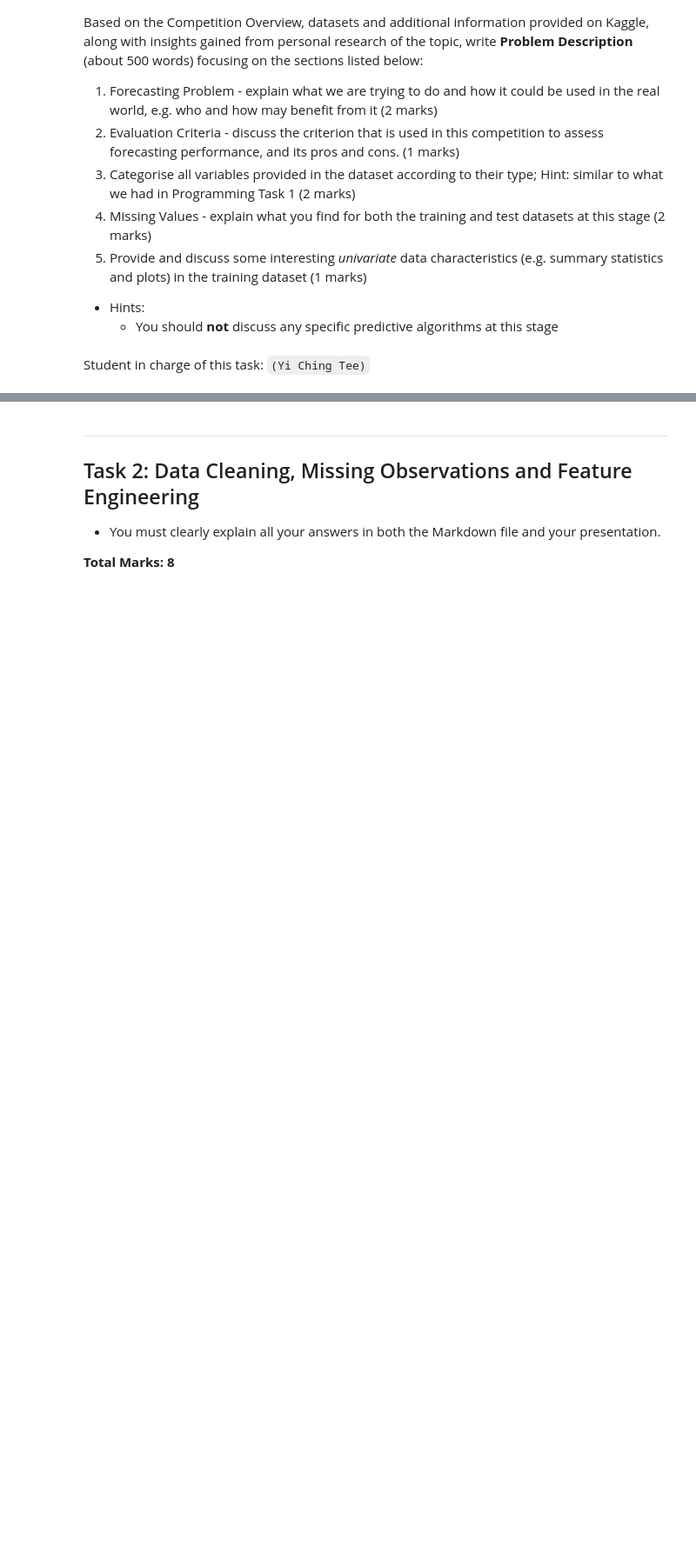
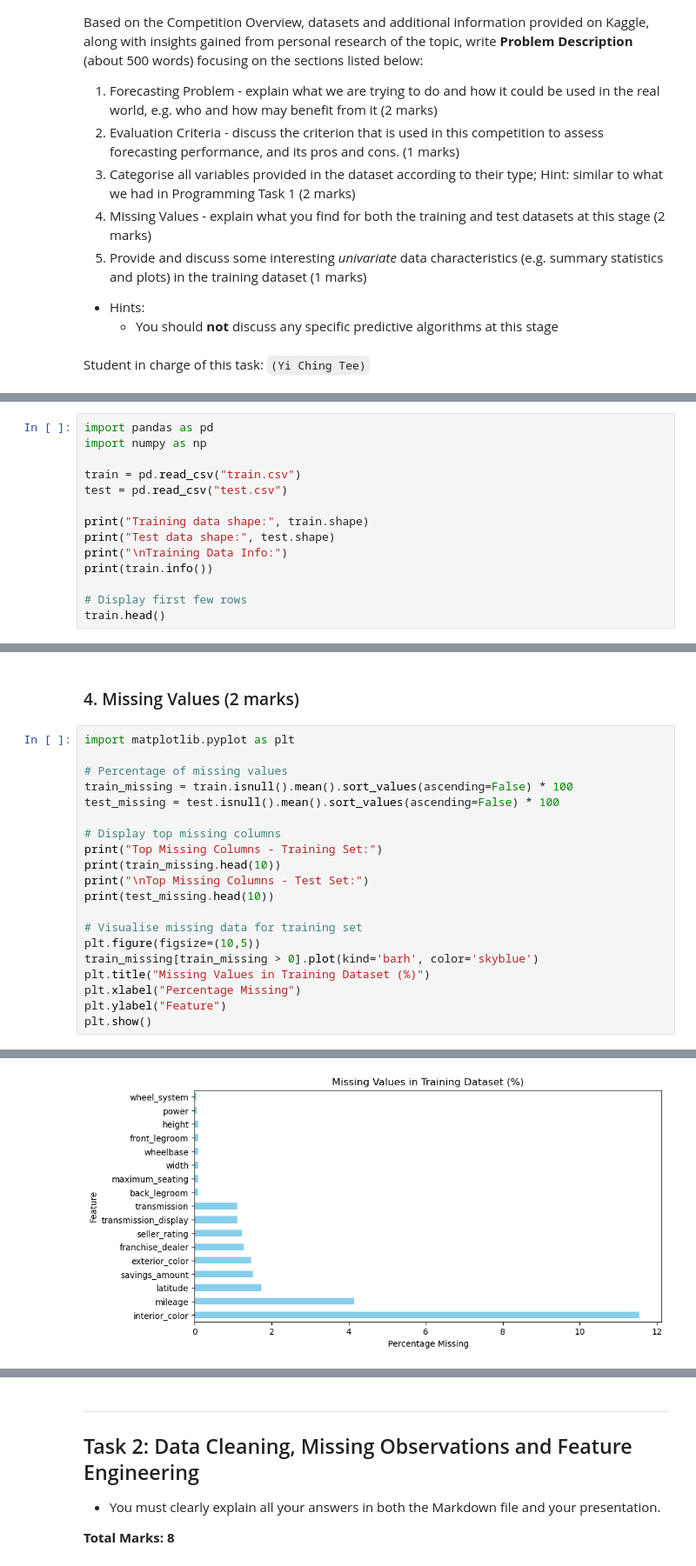
Before and after one commit to YiChingTee/BUSA3020-A_H_C, a Jupyter notebook: Group-Project-S2-2025.ipynb, the cells around one changed output, grey strips where cells are left out. Shown: that part at 87% size. Drawn from its saved outputs; the diff is of its cells as text; blank space fills up the shorter version.

```diff
--- a/Group-Project-S2-2025.ipynb
+++ b/Group-Project-S2-2025.ipynb
@@ -82,0 +79,14 @@ Student in charge of this task: `(Yi Ching Tee)`
+# %%
+import pandas as pd
+import numpy as np
+
+train = pd.read_csv("train.csv")
+test = pd.read_csv("test.csv")
+
+print("Training data shape:", train.shape)
+print("Test data shape:", test.shape)
+print("\nTraining Data Info:")
+print(train.info())
+
+# Display first few rows
+train.head()
@@ -82,0 +185,23 @@ Student in charge of this task: `(Yi Ching Tee)`
+# %% [markdown]
+### 4. Missing Values (2 marks)
+# %%
+import matplotlib.pyplot as plt
+
+# Percentage of missing values
+train_missing = train.isnull().mean().sort_values(ascending=False) * 100
+test_missing = test.isnull().mean().sort_values(ascending=False) * 100
+
+# Display top missing columns
+print("Top Missing Columns - Training Set:")
+print(train_missing.head(10))
+print("\nTop Missing Columns - Test Set:")
+print(test_missing.head(10))
+
+# Visualise missing data for training set
+plt.figure(figsize=(10,5))
+train_missing[train_missing > 0].plot(kind='barh', color='skyblue')
+plt.title("Missing Values in Training Dataset (%)")
+plt.xlabel("Percentage Missing")
+plt.ylabel("Feature")
+plt.show()
+# %% [output]
@@ -82,0 +225 @@ Student in charge of this task: `(Yi Ching Tee)`
+[figure, added]
```
Also changed, not shown: parts of 14 cells of this notebook.
